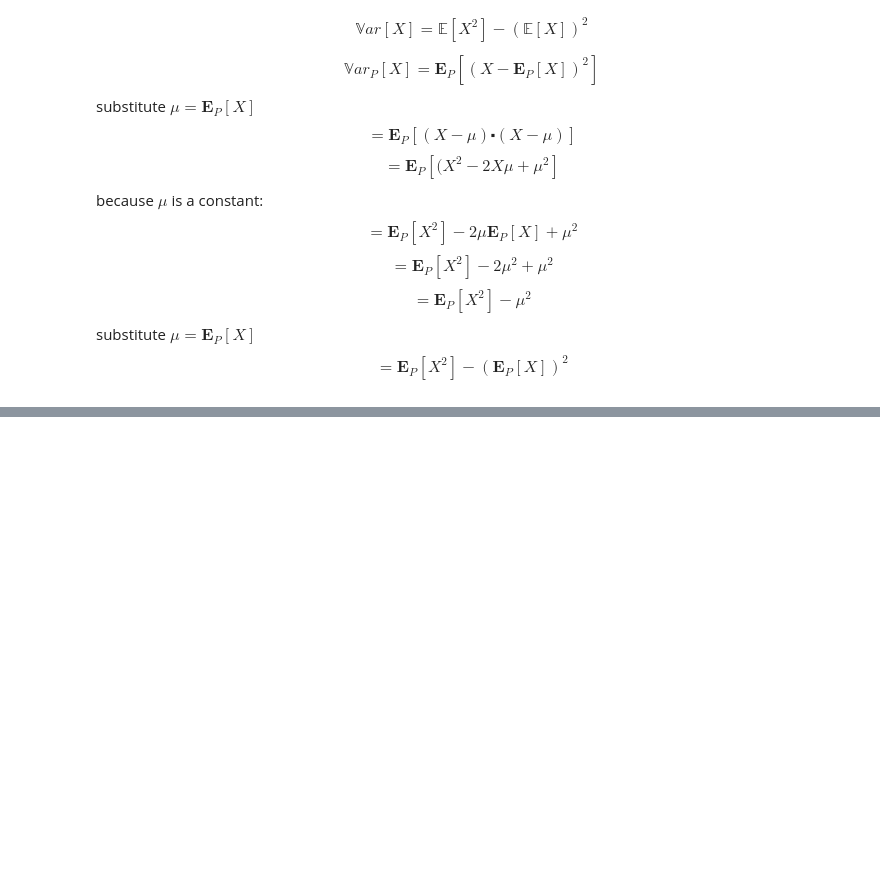
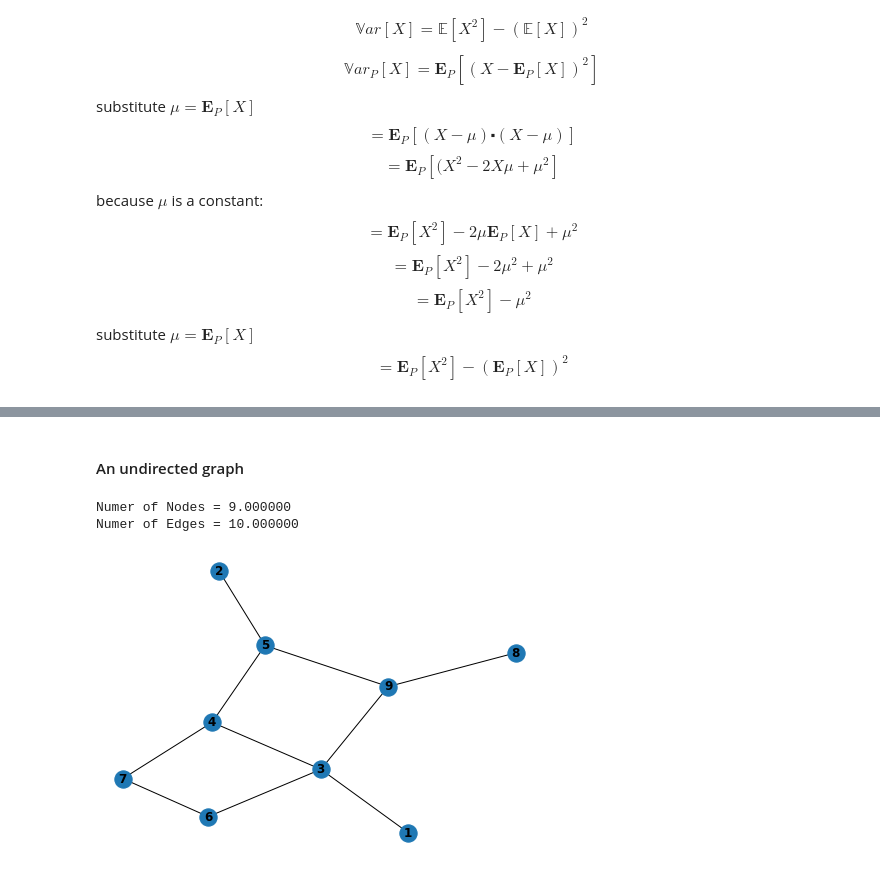
Before and after one commit to SmilodonCub/ML4VS, a Jupyter notebook: ProbabilistiGraphModels_Notes.ipynb, the cells around one changed output, grey strips where cells are left out. Drawn from its saved outputs; the diff is of its cells as text; code cells hidden in the pictures; blank space fills up the shorter version.

Commit message:
visualized graphs

```diff
--- a/ProbabilistiGraphModels_Notes.ipynb
+++ b/ProbabilistiGraphModels_Notes.ipynb
@@ -290,0 +297,22 @@ $$ = \mathbf{E} _{P}[X^2] - (\mathbf{E} _{P}[X])^2 $$
+# %% [markdown]
+#### An undirected graph
+# %%
+import networkx as nx
+G = nx.Graph()
+
+node_list = [ 1, 2, 3, 4, 5, 6, 7, 8, 9 ]
+G.add_nodes_from( node_list )
+edge_list = [ (1,3), ( 2,5 ), ( 3,6 ), ( 3,4 ), ( 4,7 ), ( 4,5 ), ( 3,9 ), ( 5, 9 ), ( 6,7 ), ( 8,9 ) ]
+G.add_edges_from( edge_list )
+# %%
+num_nodes = G.number_of_nodes()
+print( 'Numer of Nodes = %f' % num_nodes)
+num_edges = G.number_of_edges()
+print( 'Numer of Edges = %f' % num_edges)
+# %% [output]
+Numer of Nodes = 9.000000
+Numer of Edges = 10.000000
+# %%
+nx.draw( G, with_labels=True, font_weight='bold' )
+# %% [output]
+[figure, added]
```
Also changed, not shown: parts of 19 cells of this notebook.
